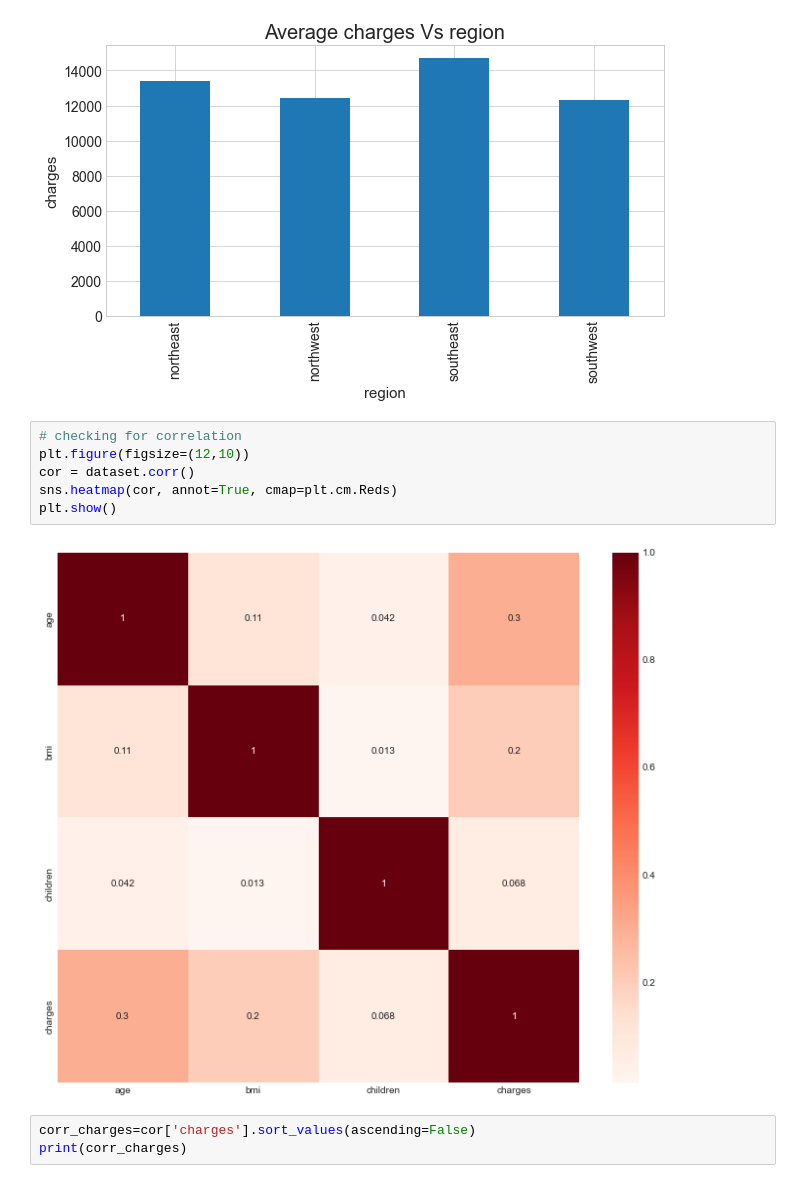
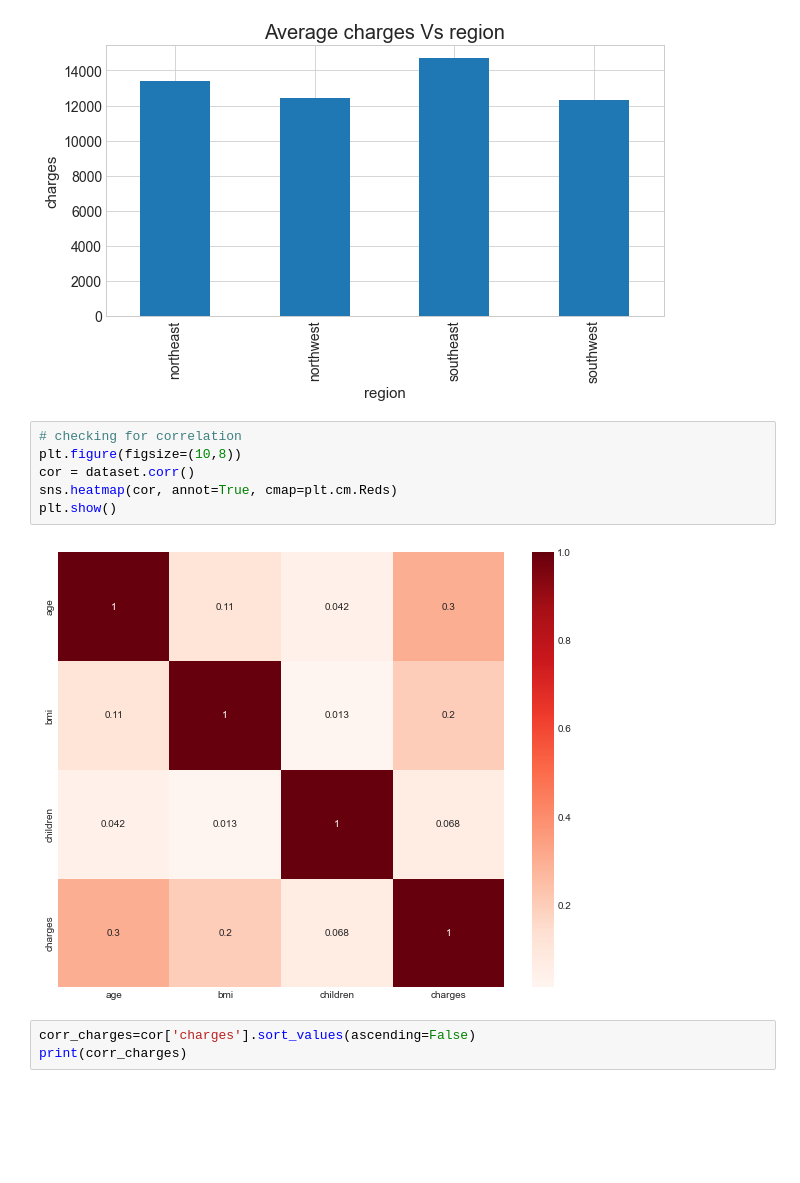
Before and after one commit to Year4-S1/ML_Assignment2_IT19135830_IT19190808_IT19136134_IT19146652, a Jupyter notebook: medical_charges_analysis_note_books/data_analysation.ipynb, the cells around one changed output. Drawn from its saved outputs; the diff is of its cells as text; blank space fills up the shorter version.

```diff
--- a/medical_charges_analysis_note_books/data_analysation.ipynb
+++ b/medical_charges_analysis_note_books/data_analysation.ipynb
@@ -166,12 +174,12 @@ Text(0, 0.5, 'charges')
 [figure]
 # %%
 # checking for correlation
-plt.figure(figsize=(12,10))
+plt.figure(figsize=(10,8))
 cor = dataset.corr()
 sns.heatmap(cor, annot=True, cmap=plt.cm.Reds)
 plt.show()
 # %% [output]
-[figure, old version]
+[figure, new version]
 # %%
 corr_charges=cor['charges'].sort_values(ascending=False)
 print(corr_charges)
```
Also changed, not shown: parts of 1 cell of this notebook.
